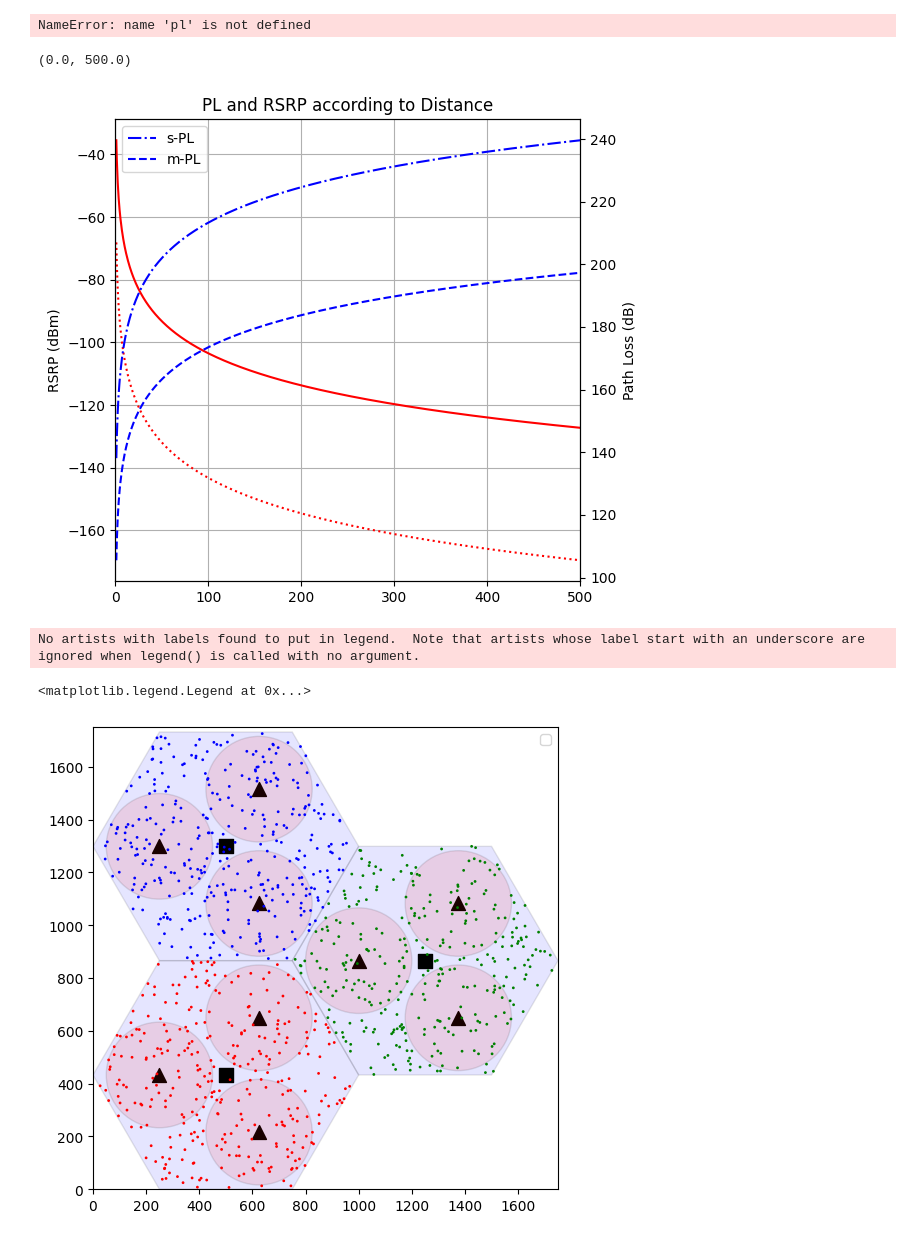
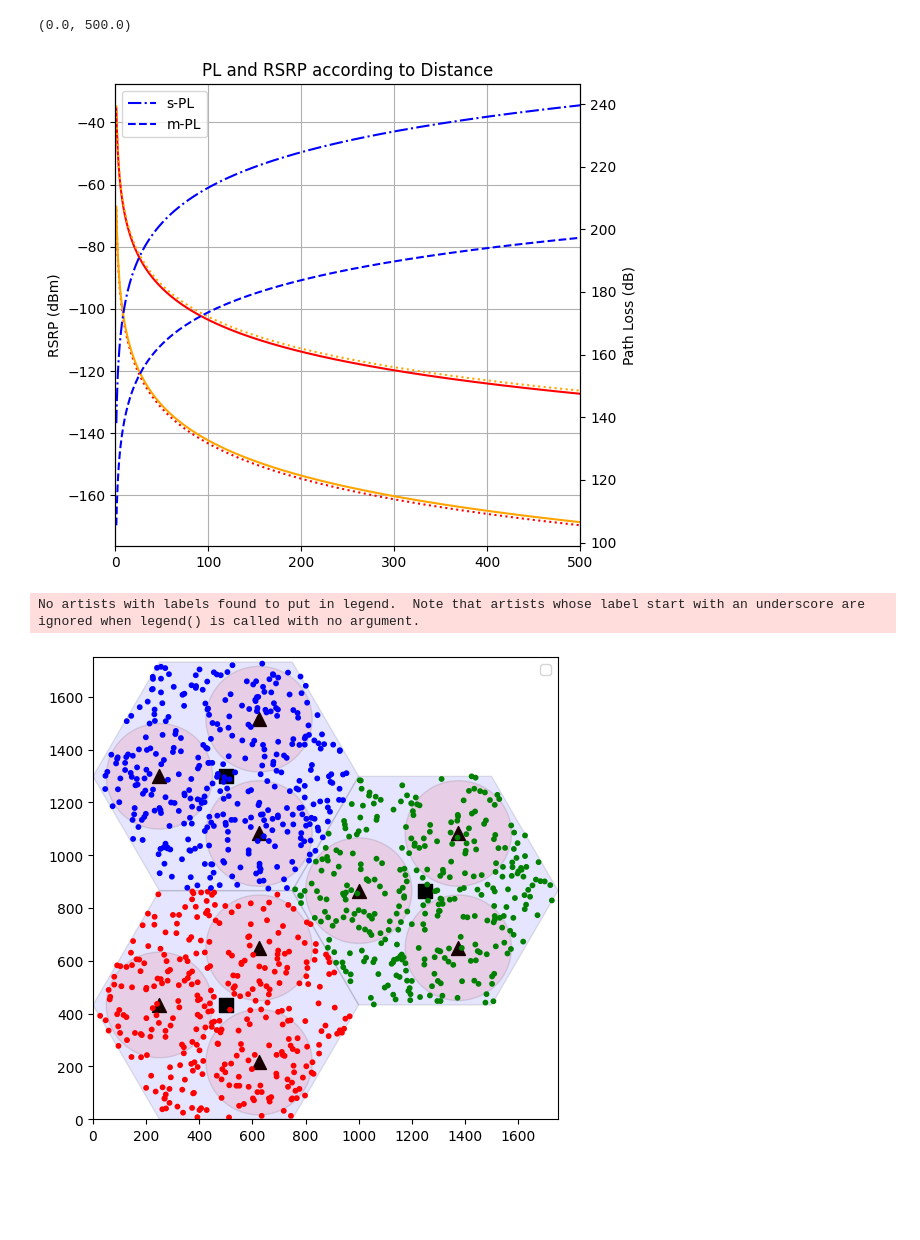
Before and after one commit to WilliamMoolman/Indoor-4G-Handover, a Jupyter notebook: srsRAN/experiments/01_load_balance/propogation_loss.ipynb, the cells around one changed output. Cells and saved outputs as stored; diff of their text form; code cells hidden in the pictures; blank space fills up the shorter version.

```diff
--- a/srsRAN/experiments/01_load_balance/propogation_loss.ipynb
+++ b/srsRAN/experiments/01_load_balance/propogation_loss.ipynb
@@ -22,41 +22,47 @@ def PL_mBS(distance: float, Xa: float = 10):
     """
     return 95.5 + 34.01 * np.log10(distance) + Xa
 
-pl_dB = 100
-amp = 10000
-attenuated_amp = amp * 10 ** (-pl_dB / 20)
+def RSRP(bs_type: str, transit_power, antennae_gain, distance):
+    if bs_type == "sBS":
+        return transit_power + antennae_gain - PL_sBS(distance)
+    elif bs_type == "mBS":
+        return transit_power + antennae_gain - PL_mBS(distance)
+    else:
+        raise ValueError("bs_type must be either sBS or mBS")
-# %% [output]
-NameError: name 'pl' is not defined
 # %%
 import matplotlib.pyplot as plt
 
 # Propogation Loss per Distance
 
 dist = np.linspace(1, 500, 1000)
 
 # plt.figure(figsize=(6, 6))
 fig, ax1 = plt.subplots()
 fig.set_size_inches(6, 6)
 # Add gridlines
 plt.grid(True)
 plt.title("PL and RSRP according to Distance")
 
 ax2 = ax1.twinx()
 plt.xlabel("Distance (m)")
 
 ax1.set_ylabel("RSRP (dBm)")
 TPTG = 70
 ax1.plot(dist, -PL_sBS(dist) + TPTG, label='s-RSRP', linestyle='dotted', color='red')
 ax1.plot(dist, -PL_mBS(dist) + TPTG, label='m-RSRP', linestyle='-', color='red')
 
+ax1.plot(dist, RSRP('mBS', 46, 15, dist), label='m-RSRP', linestyle='dotted', color='orange')
+ax1.plot(dist, RSRP('sBS', 46, 15, dist), label='s-RSRP', linestyle='-', color='orange')
+
 ax2.set_ylabel("Path Loss (dB)")
 ax2.plot(dist, PL_sBS(dist), label='s-PL', linestyle='-.', color='blue')
 ax2.plot(dist, PL_mBS(dist), label='m-PL', linestyle='--', color='blue')
+
 plt.legend()
 plt.xlim(0, 500)
 # %% [output]
 (0.0, 500.0)
-[figure, old version]
+[figure, new version]
 # %%
 from matplotlib.patches import RegularPolygon
 
@@ -147,21 +180,25 @@ for i in range(1000):
 # %%
-plt.figure(figsize=(6, 6))
+def plot_environment(mBS_cells, sBS_cells, UEs=None):
+    plt.figure(figsize=(6, 6))
 
-ax = plt.gca()
-for mBS in mBS_cells:
-    mBS.plot(ax)
-for sBS in sBS_cells:
-    sBS.plot(ax)
+    ax = plt.gca()
+    for mBS in mBS_cells:
+        mBS.plot(ax)
+    for sBS in sBS_cells:
+        sBS.plot(ax)
 
-colours = {mBS_cells[0]: 'red', mBS_cells[1]: 'green', mBS_cells[2]: 'blue'}
-def bs_to_c(bs_list):
-    return [colours[bs] for bs in bs_list]
-plt.scatter(*zip(*ue_points), c=bs_to_c(ue_bs), marker='o', s=1)
+    if UEs is not None:
+        ue_array = np.array([[ue.x, ue.y] for ue in UEs])
+        colours = ([ue.color for ue in UEs])
+        # print(ue_array)
+        plt.scatter(ue_array[:,0], ue_array[:,1], color=colours, s=10)
 
-plt.xlim(0, 1750)
-plt.ylim(0, 1750)
-plt.legend()
+    plt.xlim(0, 1750)
+    plt.ylim(0, 1750)
+    plt.legend()
+
+mBS_cells, sBS_cells, UEs = create_environment()
+plot_environment(mBS_cells, sBS_cells, UEs)
 # %% [output]
 No artists with labels found to put in legend.  Note that artists whose label start with an underscore are ignored when legend() is called with no argument.
-<matplotlib.legend.Legend at 0x...>
-[figure, old version]
+[figure, new version]
```
Also changed, not shown: parts of 5 cells of this notebook.
